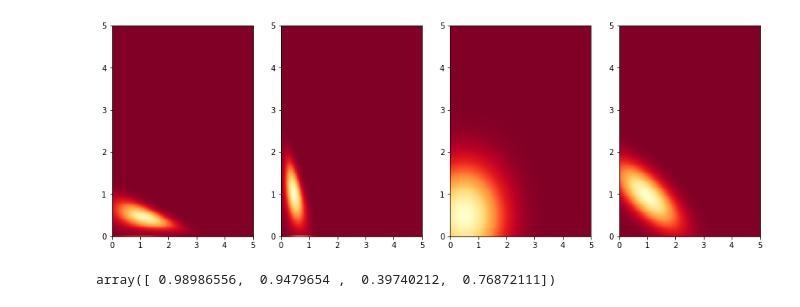
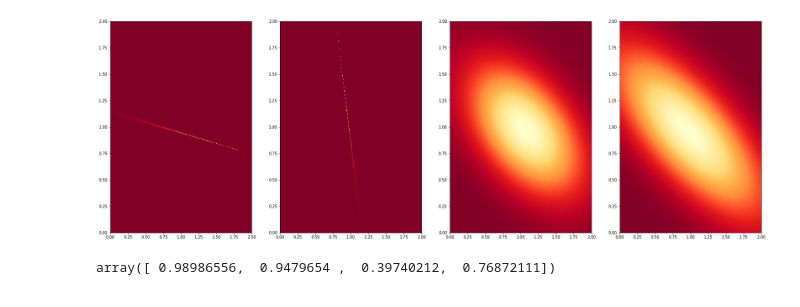
Before and after one commit to benrhodes26/VNCE, a Jupyter notebook: proposal/code/notebooks/debug_truncated_normal_model.ipynb, the cells around one changed output. Cells and saved outputs as stored; diff of their text form; code cells hidden in the pictures.

```diff
--- a/proposal/code/notebooks/debug_truncated_normal_model.ipynb
+++ b/proposal/code/notebooks/debug_truncated_normal_model.ipynb
@@ -73,14 +73,14 @@ def eval_vnce_model(U):
 def eval_nce_model(U):
     return nce_model(U)
 # %%
-fig, axs = plt.subplots(1, 4, figsize=(15, 5))
+fig, axs = plt.subplots(1, 4, figsize=(30, 10))
 axs = axs.ravel()
-plot_2d_density(axs[0], joint_noise, plt.cm.YlOrRd_r, low_x_lim=0, up_x_lim=5, low_y_lim=0, up_y_lime=5)
-plot_2d_density(axs[1], joint_noise_rev, plt.cm.YlOrRd_r,  low_x_lim=0, up_x_lim=5, low_y_lim=0, up_y_lime=5)
-plot_2d_density(axs[2], eval_vnce_model, plt.cm.YlOrRd_r,  low_x_lim=0, up_x_lim=5, low_y_lim=0, up_y_lime=5)
-plot_2d_density(axs[3], eval_nce_model, plt.cm.YlOrRd_r,  low_x_lim=0, up_x_lim=5, low_y_lim=0, up_y_lime=5)
+plot_2d_density(axs[0], joint_noise, plt.cm.YlOrRd_r, low_x_lim=0, up_x_lim=2, low_y_lim=0, up_y_lime=2)
+plot_2d_density(axs[1], joint_noise_rev, plt.cm.YlOrRd_r,  low_x_lim=0, up_x_lim=2, low_y_lim=0, up_y_lime=2)
+plot_2d_density(axs[2], eval_vnce_model, plt.cm.YlOrRd_r,  low_x_lim=0, up_x_lim=2, low_y_lim=0, up_y_lime=2)
+plot_2d_density(axs[3], eval_nce_model, plt.cm.YlOrRd_r,  low_x_lim=0, up_x_lim=2, low_y_lim=0, up_y_lime=2)
 # %% [output]
-[figure, old version]
+[figure, new version]
 # %%
 noise.alpha
 # %% [output]
```
Also changed, not shown: parts of 4 cells of this notebook, 3 other files.
